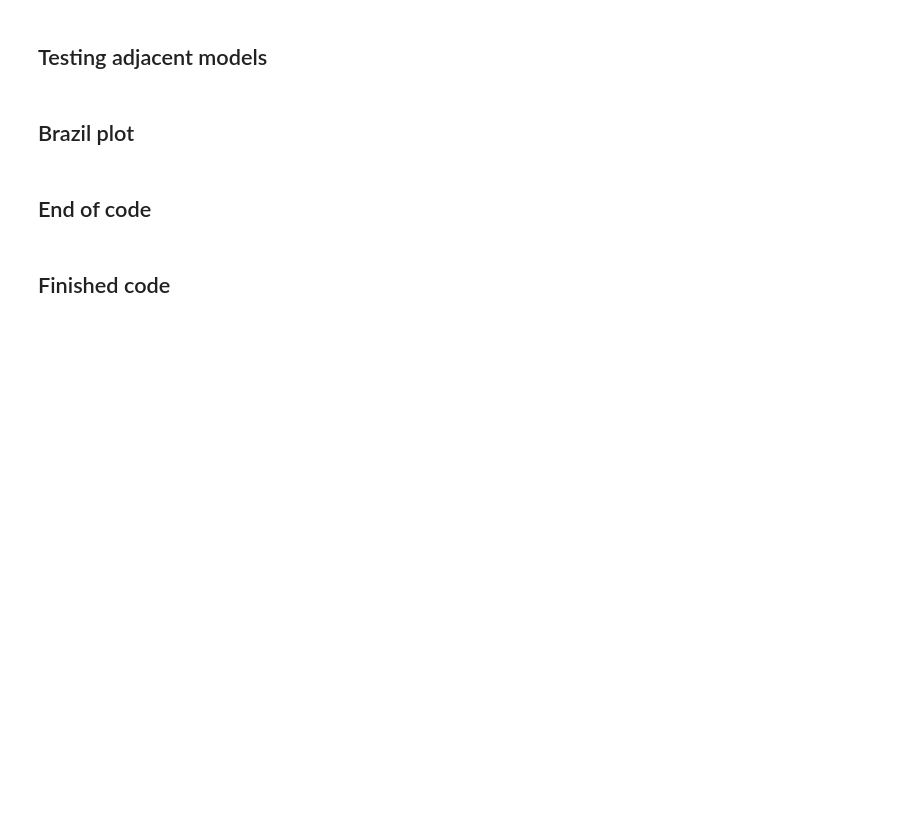
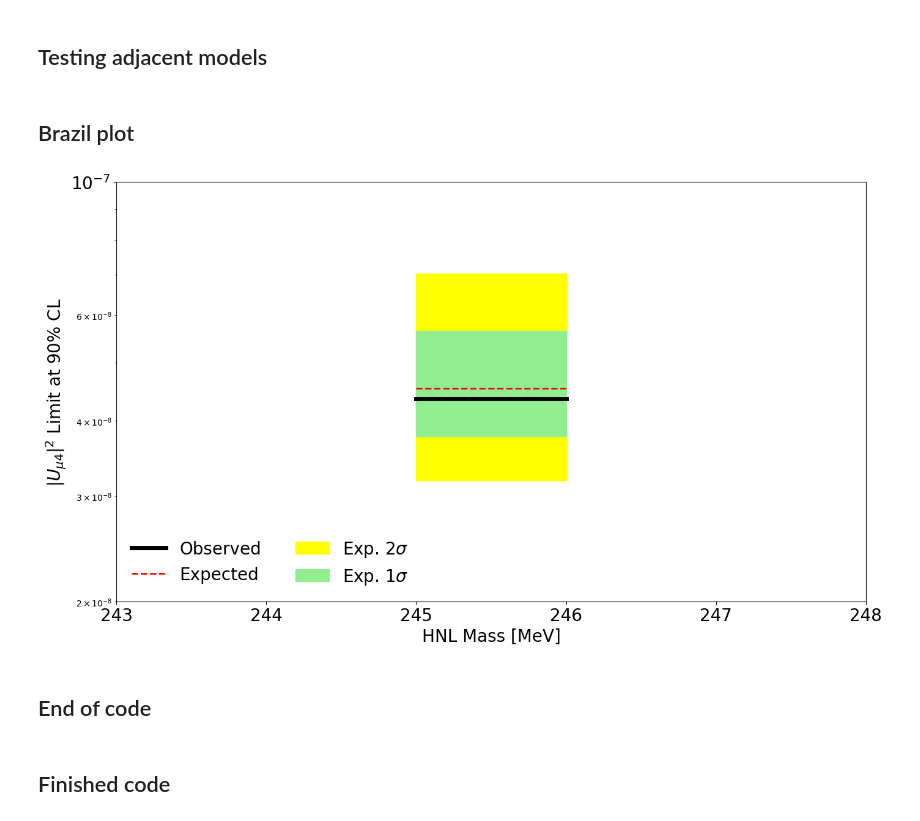
Before and after one commit to dmarsden01/uboone_HNL_analysis, a Jupyter notebook: 4_pyhf_limit.ipynb, the cells around one changed output. Cells and saved outputs as stored; diff of their text form; code cells hidden in the pictures; blank space fills up the shorter version.

```diff
--- a/4_pyhf_limit.ipynb
+++ b/4_pyhf_limit.ipynb
@@ -338,7 +328,7 @@ Total_dict, theta_dict  = scale_signal(Total_dict_both, theta_dict, scaling_dict
 # %%
 model_dict_both = create_model_dict_same(Total_dict_both)
 model_dict_split = create_model_dict_split(Total_dict_both)
-# model_dict_run1 = create_model_dict(Total_dict_run1)
+model_dict_run1 = create_model_dict_same(Total_dict_run1)
 # model_dict_run3 = create_model_dict(Total_dict_run3)
 print("Created models")
 # %% [output]
@@ -551,0 +584,15 @@ Observed 10MeV limit is 0.0011117727025954764
+# %%
+for HNL_mass in [HNL_mass]:
+    theta_squared = (theta_dict[HNL_mass])**2
+
+    EXP_LIMIT = np.sqrt(exp_limits_single[2])*theta_squared
+    LIMIT = np.sqrt(obs_limit_single)*theta_squared
+    print(f"Expected {HNL_mass}MeV limit is " + str(EXP_LIMIT))
+    print(f"Observed {HNL_mass}MeV limit is " + str(LIMIT)+ "\n")
+
+    exp_limit.append(EXP_LIMIT)
+    exp_1sig_up.append(np.sqrt(exp_limits_single[3])*theta_squared)
+    exp_2sig_up.append(np.sqrt(exp_limits_single[4])*theta_squared)
+    exp_1sig_down.append(np.sqrt(exp_limits_single[1])*theta_squared)
+    exp_2sig_down.append(np.sqrt(exp_limits_single[0])*theta_squared)
+    obs_limit.append(LIMIT)
@@ -556,8 +629,8 @@ split_limit = 0.001111772704707819
 ## Running through all points
 # %%
 # model_dict = model_dict_split #Uncertainties are split into different modifiers, takes several times longer to run.
-model_dict = model_dict_both #Quicker, uncertainties are entered as one uncertainty which is the quadsum of components.
-Total_dict = Total_dict_both
+model_dict = model_dict_run1 #Quicker, uncertainties are entered as one uncertainty which is the quadsum of components.
+Total_dict = Total_dict_run1
 list_test = Constants.HNL_mass_samples
 print("Running for these masses: " + str(list_test))
 
@@ -948,36 +916,46 @@ print("100MeV model is " + str(rat_100))
 # %%
 plt.figure(figsize=(14,8),facecolor='white',dpi=100)
 
-savefig = False
+savefig = True
 # exp_limit = [] #entry 2
 # exp_1sig_up = [] #entry 3
 # exp_1sig_down = [] #entry 1
 # exp_2sig_up = [] #entry 4
 # exp_2sig_down = [] #entry 0
 
-# plt.plot(masses_hnl_val,np.sqrt(np.array(obs_limit)),lw=5,ls='-',color='black',label='Observed')
-plt.plot(Constants.HNL_mass_samples,np.array(exp_limit),lw=2,ls='--',color='red',label='Expected')
-plt.fill_between(Constants.HNL_mass_samples,np.array(exp_2sig_down),np.array(exp_2sig_up),color='yellow',label=r'Exp. 2$\sigma$')
-plt.fill_between(Constants.HNL_mass_samples,np.array(exp_1sig_down),np.array(exp_1sig_up),color='lightgreen',label=r'Exp. 1$\sigma$')
+HNL_masses = [HNL_mass, 246]
+# HNL_masses = Constants.HNL_mass_samples
+
+plt.plot(HNL_masses,np.array(obs_limit),lw=5,ls='-',color='black',label='Observed')
+plt.plot(HNL_masses,np.array(exp_limit),lw=2,ls='--',color='red',label='Expected')
+plt.fill_between(HNL_masses,np.array(exp_2sig_down),np.array(exp_2sig_up),color='yellow',label=r'Exp. 2$\sigma$')
+plt.fill_between(HNL_masses,np.array(exp_1sig_down),np.array(exp_1sig_up),color='lightgreen',label=r'Exp. 1$\sigma$')
 # plt.fill_between(masses,m2s,p2s,color='lightgreen',label=r'Exp. 2$\sigma$')
 # plt.grid(ls='--',color='C7',alpha=0.1)
 
 plt.ylabel(r'$|U_{\mu 4}|^2$ Limit at 90% CL',fontsize=20)
 plt.xlabel('HNL Mass [MeV]',fontsize=20)
 # plt.title("HNL Mixing Upper Limit")
-plt.ylim(1e-8,1e-3)
+# plt.ylim(1e-8,1e-3)
+plt.ylim(2e-8,1e-7)
 plt.legend(loc="lower left",ncol=2,frameon=False,fontsize=20)
 # plt.text(0.99,0.95,r'MicroBooNE NuMI POT:$7.01\times 10^{20}$',fontsize=20,color='black',alpha=1,verticalalignment='top',horizontalalignment='right',transform=plt.gca().transAxes)
 plt.tick_params(axis='x', labelsize=20)
 plt.tick_params(axis='y', labelsize=20)
-plt.xlim(0,250)
+# plt.xlim(0,250)
+plt.xlim(243,248)
 plt.yscale('log')
+# plt.yscale('linear')
 plt.tight_layout()
 
+savename = "245_run1_observed"
+
 if savefig == True:
-    plt.savefig('plots/Limits/Brazil_preliminary.pdf',bbox_inches='tight', pad_inches=0.3)
+    plt.savefig('plots/Limits/'+savename+'.pdf',bbox_inches='tight', pad_inches=0.3)
 
 plt.grid(False)
+# %% [output]
+[figure, added]
 # %% [markdown]
 ## End of code
 # %%
```
Also changed, not shown: parts of 16 cells of this notebook, 4 other files.
